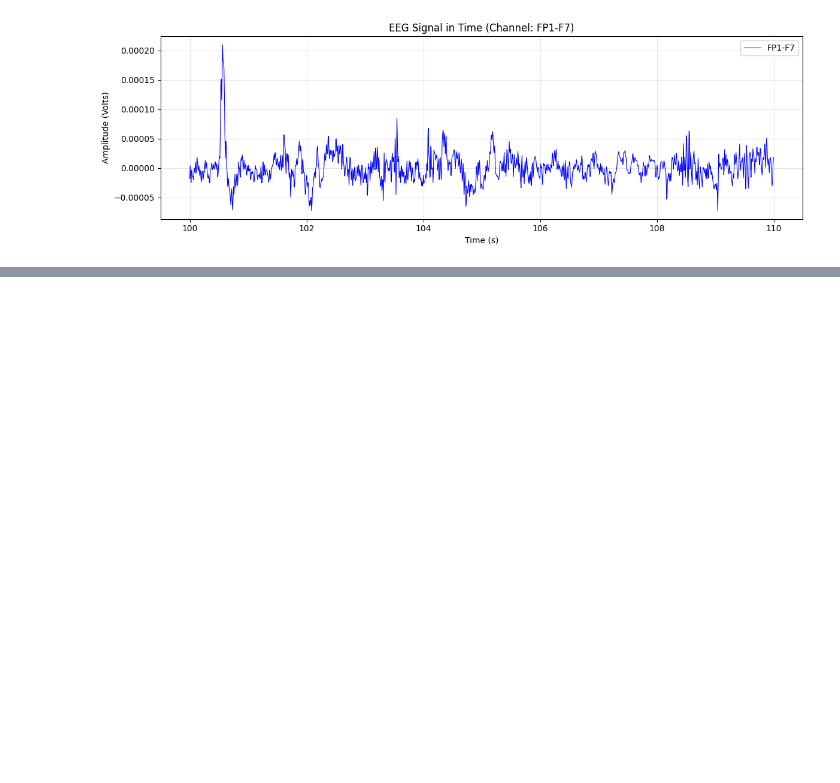
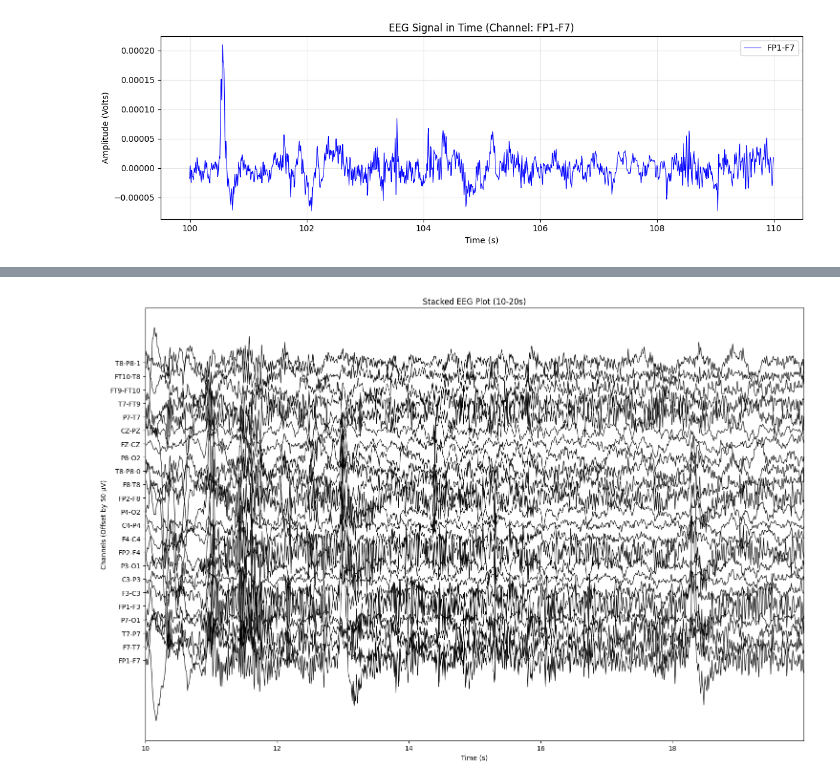
Before and after one commit to denizyennerr/Tez, a Jupyter notebook: notebooks/analysis.ipynb, the cells around one changed output, grey strips where cells are left out. Cells and saved outputs as stored; diff of their text form; code cells hidden in the pictures; blank space fills up the shorter version.

```diff
--- a/notebooks/analysis.ipynb
+++ b/notebooks/analysis.ipynb
@@ -1179,0 +1117,49 @@ plt.show()
+# %%
+import matplotlib.pyplot as plt
+import numpy as np
+
+def plot_stacked_eeg(raw, start_time, duration, n_channels=10, scalings=dict):
+    # 1. Select data
+    sfreq = raw.info['sfreq']
+    start_idx = int(start_time * sfreq)
+    stop_idx = int((start_time + duration) * sfreq)
+
+    # Get data and times
+    data, times = raw.get_data(start=start_idx, stop=stop_idx, return_times=True)
+
+    # Select subset of channels to avoid overcrowding
+    ch_names = raw.ch_names[:n_channels]
+    data = data[:n_channels, :]
+
+    # 2. Convert to Microvolts (µV) for plotting
+    data = data * 1e6
+
+    # 3. Create Offsets for Stacking
+    # This separates the lines so they don't draw on top of each other
+    step = 50  # Vertical distance between channels (in µV)
+    offsets = np.arange(n_channels) * step
+
+    # Add offsets to data
+    data_shifted = data + offsets[:, np.newaxis]
+
+    # 4. Plot
+    fig, ax = plt.subplots(figsize=(15, 10))
+
+    ax.plot(times, data_shifted.T, color='k', linewidth=0.8)
+
+    # Set Y-ticks to show channel names
+    ax.set_yticks(offsets)
+    ax.set_yticklabels(ch_names)
+
+    ax.set_xlabel("Time (s)")
+    ax.set_ylabel("Channels (Offset by 50 µV)")
+    ax.set_title(f"Stacked EEG Plot ({start_time}-{start_time+duration}s)")
+    ax.margins(x=0)
+
+    plt.tight_layout()
+    plt.show()
+
+# Usage: Plot the first 10 seconds of the first 20 channels
+plot_stacked_eeg(raw_after, start_time=10, duration=10, n_channels=23, scalings=dict(eeg=200e-6))
+# %% [output]
+[figure, added]
```
Also changed, not shown: parts of 9 cells of this notebook.
